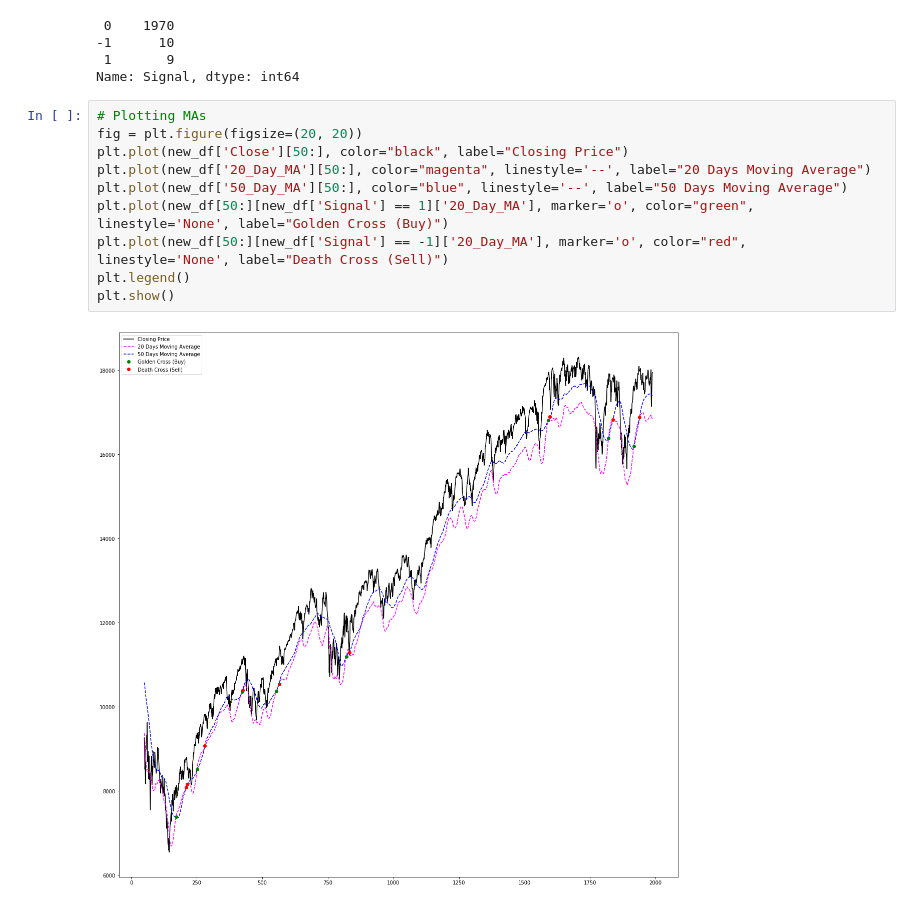
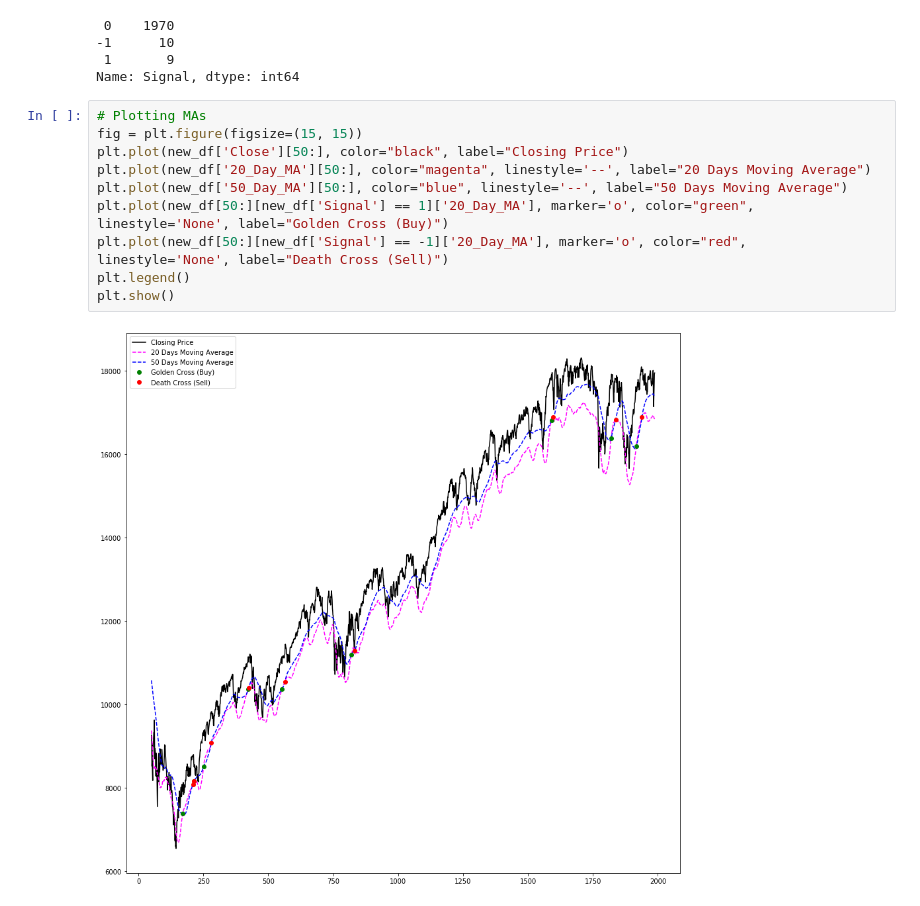
Before and after one commit to VaradaB/algorithmic-trading, a Jupyter notebook: algorithmic-trading.ipynb, the cells around one changed output. Saved outputs shown, nothing was run; the diff lists cells and outputs as text.

```diff
--- a/algorithmic-trading.ipynb
+++ b/algorithmic-trading.ipynb
@@ -299,13 +281,13 @@ new_df['Signal'].value_counts()
 Name: Signal, dtype: int64
 # %%
 # Plotting MAs
-fig = plt.figure(figsize=(20, 20))
+fig = plt.figure(figsize=(15, 15))
 plt.plot(new_df['Close'][50:], color="black", label="Closing Price")
 plt.plot(new_df['20_Day_MA'][50:], color="magenta", linestyle='--', label="20 Days Moving Average")
 plt.plot(new_df['50_Day_MA'][50:], color="blue", linestyle='--', label="50 Days Moving Average")
 plt.plot(new_df[50:][new_df['Signal'] == 1]['20_Day_MA'], marker='o', color="green", linestyle='None', label="Golden Cross (Buy)")
 plt.plot(new_df[50:][new_df['Signal'] == -1]['20_Day_MA'], marker='o', color="red", linestyle='None', label="Death Cross (Sell)")
 plt.legend()
 plt.show()
 # %% [output]
-[figure, old version]
+[figure, new version]
```
Also changed, not shown: parts of 9 cells of this notebook.
